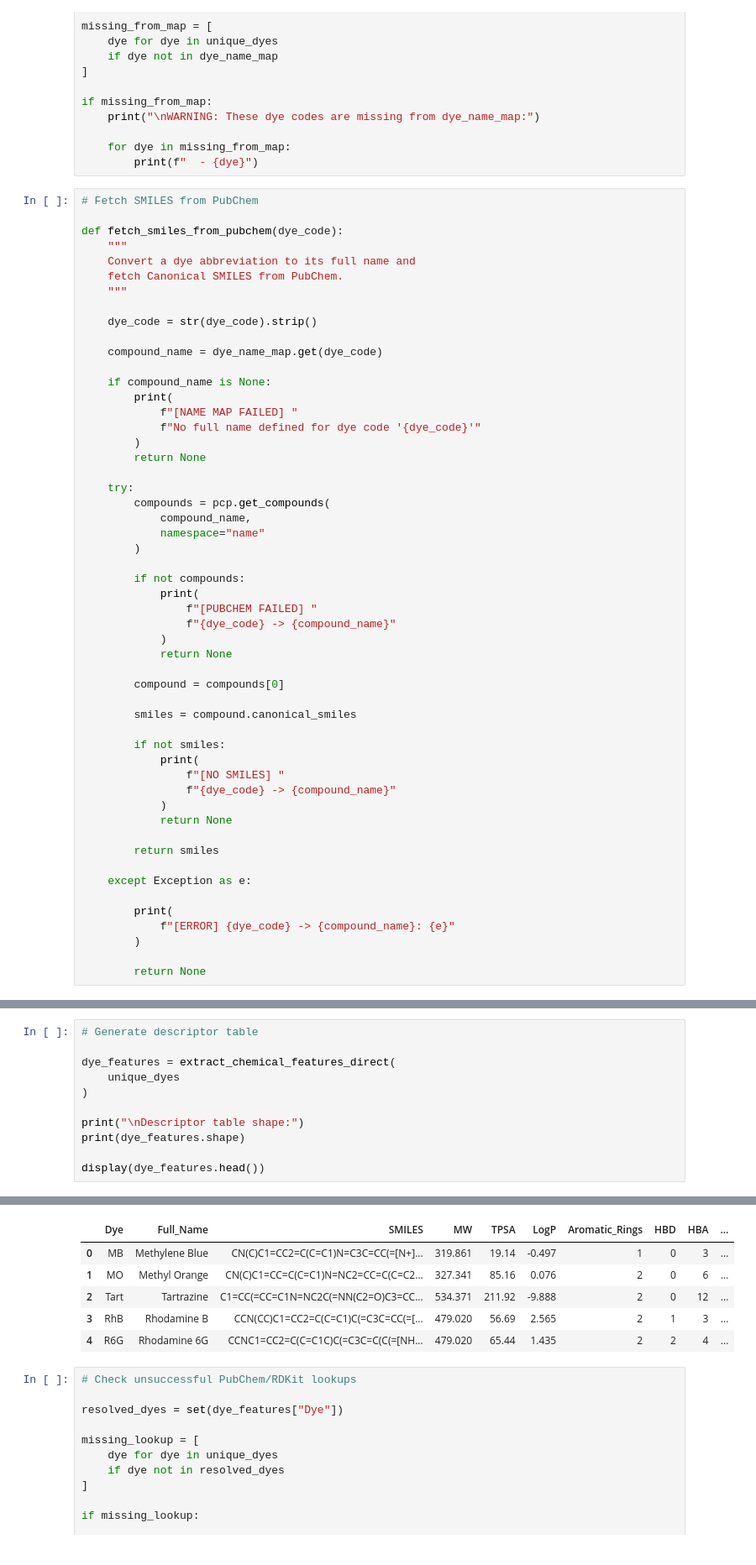
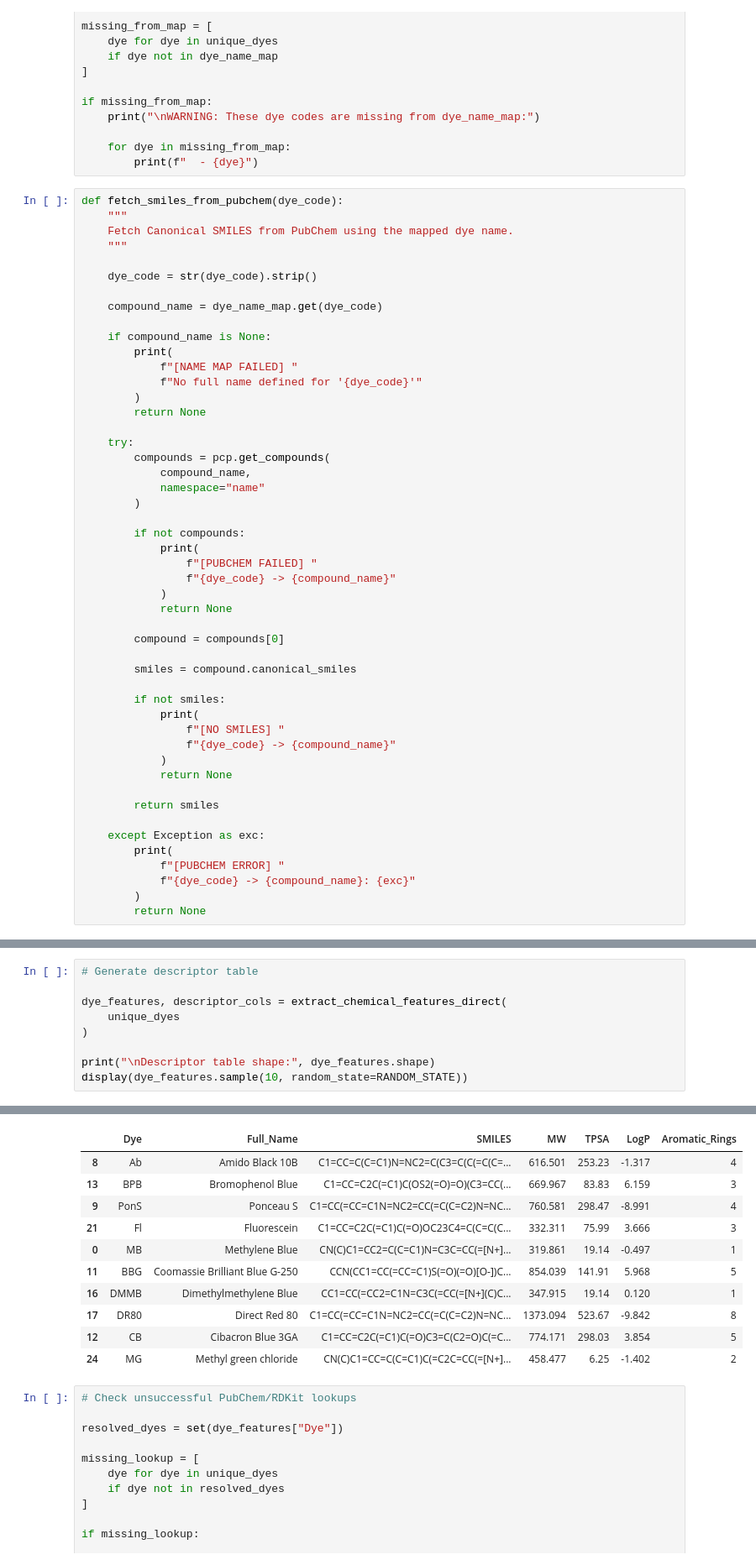
Before and after one commit to Reza-Zng/Dye-Degradation-Using-a-ANN, a Jupyter notebook: src/Preprocessing.ipynb, the cells around one changed output, grey strips where cells are left out. Shown at 84% size. Cells and saved outputs as stored; diff of their text form.

```diff
--- a/src/Preprocessing.ipynb
+++ b/src/Preprocessing.ipynb
@@ -119,12 +127,9 @@ if missing_from_map:
     for dye in missing_from_map:
         print(f"  - {dye}")
 # %%
-# Fetch SMILES from PubChem
-
 def fetch_smiles_from_pubchem(dye_code):
     """
-    Convert a dye abbreviation to its full name and
-    fetch Canonical SMILES from PubChem.
+    Fetch Canonical SMILES from PubChem using the mapped dye name.
     """
 
     dye_code = str(dye_code).strip()
@@ -134,7 +139,7 @@ def fetch_smiles_from_pubchem(dye_code):
     if compound_name is None:
         print(
             f"[NAME MAP FAILED] "
-            f"No full name defined for dye code '{dye_code}'"
+            f"No full name defined for '{dye_code}'"
         )
         return None
 
@@ -164,10 +169,9 @@ def fetch_smiles_from_pubchem(dye_code):
 
         return smiles
 
-    except Exception as e:
-
+    except Exception as exc:
         print(
-            f"[ERROR] {dye_code} -> {compound_name}: {e}"
+            f"[PUBCHEM ERROR] "
+            f"{dye_code} -> {compound_name}: {exc}"
         )
-
         return None
@@ -255,12 +258,10 @@ def extract_chemical_features_direct(dye_list):
 # %%
 # Generate descriptor table
 
-dye_features = extract_chemical_features_direct(
+dye_features, descriptor_cols = extract_chemical_features_direct(
     unique_dyes
 )
 
-print("\nDescriptor table shape:")
-print(dye_features.shape)
-
-display(dye_features.head())
+print("\nDescriptor table shape:", dye_features.shape)
+display(dye_features.sample(10, random_state=RANDOM_STATE))
 # %% [output]
@@ -269,9 +269,14 @@ Descriptor table shape:
-|  | Dye | Full_Name | SMILES | MW | TPSA | LogP | Aromatic_Rings | HBD | HBA | ... |
-| 0 | MB | Methylene Blue | CN(C)C1=CC2=C(C=C1)N=C3C=CC(=[N+]... | 319.861 | 19.14 | -0.497 | 1 | 0 | 3 | ... |
-| 1 | MO | Methyl Orange | CN(C)C1=CC=C(C=C1)N=NC2=CC=C(C=C2... | 327.341 | 85.16 | 0.076 | 2 | 0 | 6 | ... |
-| 2 | Tart | Tartrazine | C1=CC(=CC=C1N=NC2C(=NN(C2=O)C3=CC... | 534.371 | 211.92 | -9.888 | 2 | 0 | 12 | ... |
-| 3 | RhB | Rhodamine B | CCN(CC)C1=CC2=C(C=C1)C(=C3C=CC(=[... | 479.020 | 56.69 | 2.565 | 2 | 1 | 3 | ... |
-| 4 | R6G | Rhodamine 6G | CCNC1=CC2=C(C=C1C)C(=C3C=C(C(=[NH... | 479.020 | 65.44 | 1.435 | 2 | 2 | 4 | ... |
+|  | Dye | Full_Name | SMILES | MW | TPSA | LogP | Aromatic_Rings |
+| 8 | Ab | Amido Black 10B | C1=CC=C(C=C1)N=NC2=C(C3=C(C(=C(C=... | 616.501 | 253.23 | -1.317 | 4 |
+| 13 | BPB | Bromophenol Blue | C1=CC=C2C(=C1)C(OS2(=O)=O)(C3=CC(... | 669.967 | 83.83 | 6.159 | 3 |
+| 9 | PonS | Ponceau S | C1=CC(=CC=C1N=NC2=CC(=C(C=C2)N=NC... | 760.581 | 298.47 | -8.991 | 4 |
+| 21 | Fl | Fluorescein | C1=CC=C2C(=C1)C(=O)OC23C4=C(C=C(C... | 332.311 | 75.99 | 3.666 | 3 |
+| 0 | MB | Methylene Blue | CN(C)C1=CC2=C(C=C1)N=C3C=CC(=[N+]... | 319.861 | 19.14 | -0.497 | 1 |
+| 11 | BBG | Coomassie Brilliant Blue G-250 | CCN(CC1=CC(=CC=C1)S(=O)(=O)[O-])C... | 854.039 | 141.91 | 5.968 | 5 |
+| 16 | DMMB | Dimethylmethylene Blue | CC1=CC(=CC2=C1N=C3C(=CC(=[N+](C)C... | 347.915 | 19.14 | 0.120 | 1 |
+| 17 | DR80 | Direct Red 80 | C1=CC(=CC=C1N=NC2=CC(=C(C=C2)N=NC... | 1373.094 | 523.67 | -9.842 | 8 |
+| 12 | CB | Cibacron Blue 3GA | C1=CC=C2C(=C1)C(=O)C3=C(C2=O)C(=C... | 774.171 | 298.03 | 3.854 | 5 |
+| 24 | MG | Methyl green chloride | CN(C)C1=CC=C(C=C1)C(=C2C=CC(=[N+]... | 458.477 | 6.25 | -1.402 | 2 |
 # %%
 # Check unsuccessful PubChem/RDKit lookups
 
```
Also changed, not shown: parts of 21 cells of this notebook.
